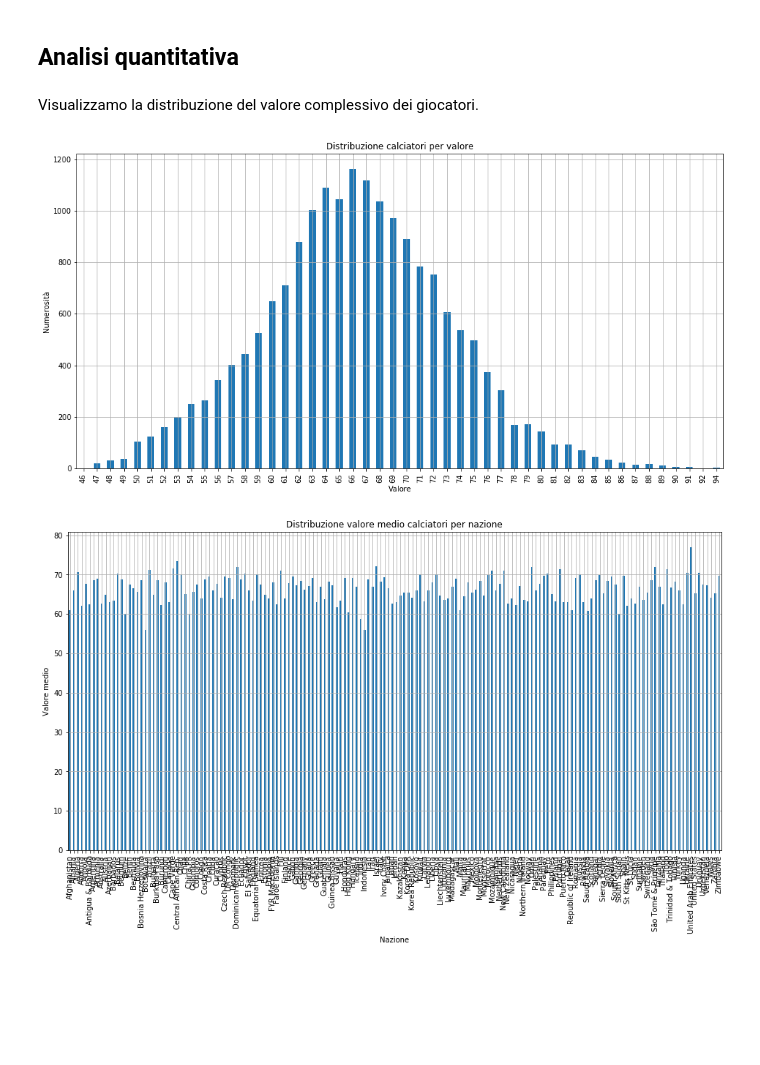
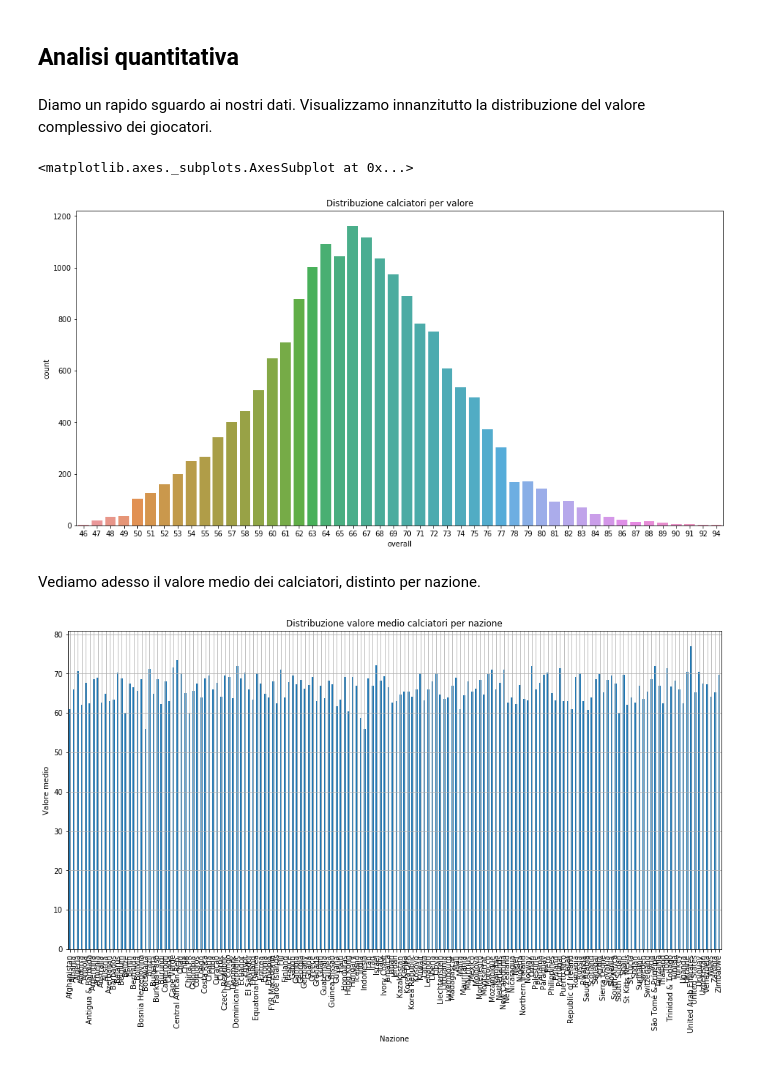
Before and after one commit to ValerioTosto/Fifa19DataAnalysis, a Jupyter notebook: Fifa19 Analysis.ipynb, the cells around one changed output. Drawn from its saved outputs; the diff is of its cells as text; code cells hidden in the pictures; blank space fills up the shorter version.

```diff
--- a/Fifa19 Analysis.ipynb
+++ b/Fifa19 Analysis.ipynb
@@ -74,17 +78,18 @@ data.head()
 # %% [markdown]
 ## Analisi quantitativa
 # %% [markdown]
-Visualizzamo la distribuzione del valore complessivo dei giocatori.
+Diamo un rapido sguardo ai nostri dati.
+Visualizzamo innanzitutto la distribuzione del valore complessivo dei giocatori.
 # %%
 # overall players distribution
-data['overall'].value_counts().sort_index().plot.bar(figsize=(16,8))
+plt.figure(figsize=(16,8))
 plt.title('Distribuzione calciatori per valore')
-plt.xlabel('Valore')
-plt.ylabel('Numerosità')
-plt.grid()
-plt.show()
+sns.countplot(x='overall', data=data)
 # %% [output]
+<matplotlib.axes._subplots.AxesSubplot at 0x...>
-[figure, old version]
+[figure, new version]
+# %% [markdown]
+Vediamo adesso il valore medio dei calciatori, distinto per nazione.
 # %%
 # overall players distribution for nation
 data.groupby('nationality')['overall'].mean().plot.bar(figsize=(16,8))
```
Also changed, not shown: parts of 86 cells of this notebook.
